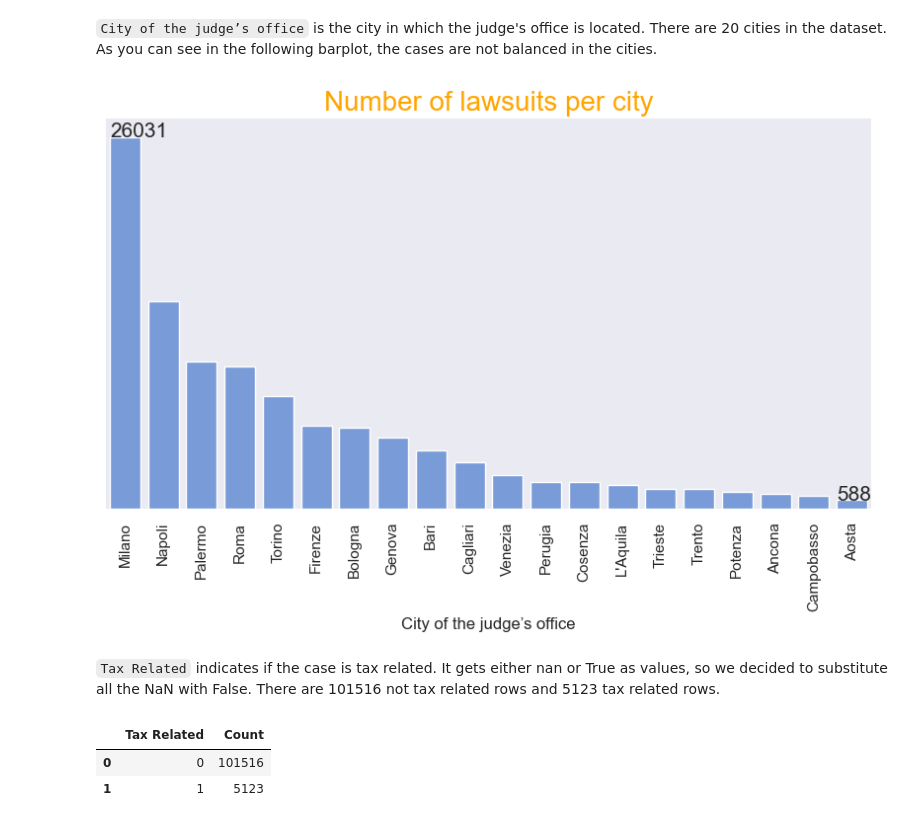
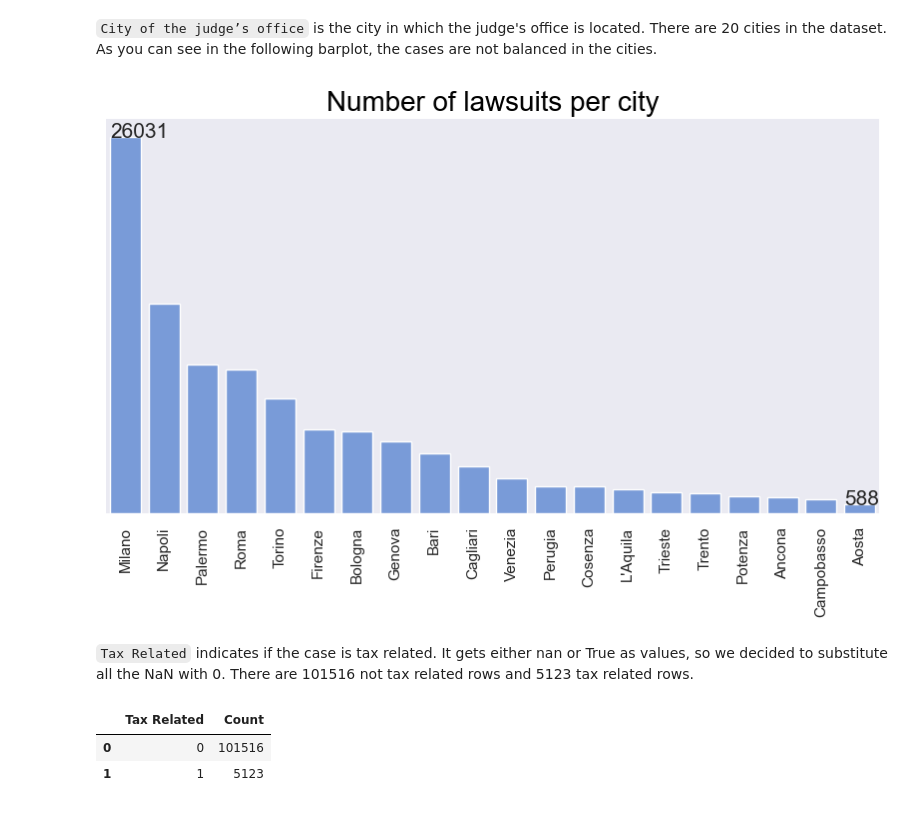
Before and after one commit to AdrianoEttari/EUSTEMA-Challenge, a Jupyter notebook: notebooks/Eustema_preprocessing_train_s.ipynb, the cells around one changed output. Saved outputs shown, nothing was run; the diff lists cells and outputs as text; code cells hidden in the pictures.

```diff
--- a/notebooks/Eustema_preprocessing_train_s.ipynb
+++ b/notebooks/Eustema_preprocessing_train_s.ipynb
@@ -8,7 +8,7 @@ import seaborn as sns
 # %% [markdown]
 ## <a style=background:yellow;color:black id='eda_preproc'> EDA and preprocessing</a>
 # %%
-path_train_s = 'DATA/train_s.csv'
+path_train_s = '../DATA/train_s.csv'
 
 train_s = pd.read_csv(path_train_s)
 # %% [markdown]
@@ -65,37 +65,38 @@ sns.set_theme(rc={"axes.spines.right": False,
 f, axs = plt.subplots(1, figsize=(10,5))
 
 sns.barplot(data = train_s.groupby(['City of the judge’s office'])\
             .size().reset_index().rename(columns={0:'Count'})\
             .sort_values(['Count'], ascending=False),
             x='City of the judge’s office',
             y= 'Count',
             color='cornflowerblue',
             saturation=0.7,
            ax=axs)
 
 bars = list(train_s.groupby(['City of the judge’s office'])\
             .size().reset_index().rename(columns={0:'Count'})\
             .sort_values(['Count'], ascending=False)['City of the judge’s office'])
 
 x_pos = np.arange(len(bars))
 plt.xticks(x_pos, bars, rotation=90)
 plt.subplots_adjust(bottom=0.2, top=0.99)
 
 heights=np.array(train_s.groupby(['City of the judge’s office'])\
             .size().reset_index().rename(columns={0:'Count'})\
             .sort_values(['Count'], ascending=False)['Count'])
 
 plt.text(x = -0.4 , y = heights[0]+1, s = heights[0], size = 15)
 plt.text(x = len(bars)-1.4 , y = heights[-1]+1, s = heights[-1], size = 15)
 plt.xlabel('City of the judge’s office', fontsize=12)
 plt.yticks([])
+plt.xlabel('')
 plt.ylabel('')
-plt.title('Number of lawsuits per city', fontsize=20, color='orange')
+plt.title('Number of lawsuits per city', fontsize=20, color='black')
 plt.show()
 # %% [output]
-[figure, old version]
+[figure, new version]
 # %% [markdown]
-`Tax Related` indicates if the case is tax related. It gets either nan or True as values, so we decided to substitute all the NaN with False. There are 101516 not tax related rows and 5123 tax related rows.
+`Tax Related` indicates if the case is tax related. It gets either nan or True as values, so we decided to substitute all the NaN with 0. There are 101516 not tax related rows and 5123 tax related rows.
 # %%
 train_s['Tax Related'] = train_s['Tax Related'].replace(np.nan, 0)
 train_s['Tax Related'] = train_s['Tax Related'].replace(True, 1)
```
Also changed, not shown: parts of 29 cells of this notebook.
